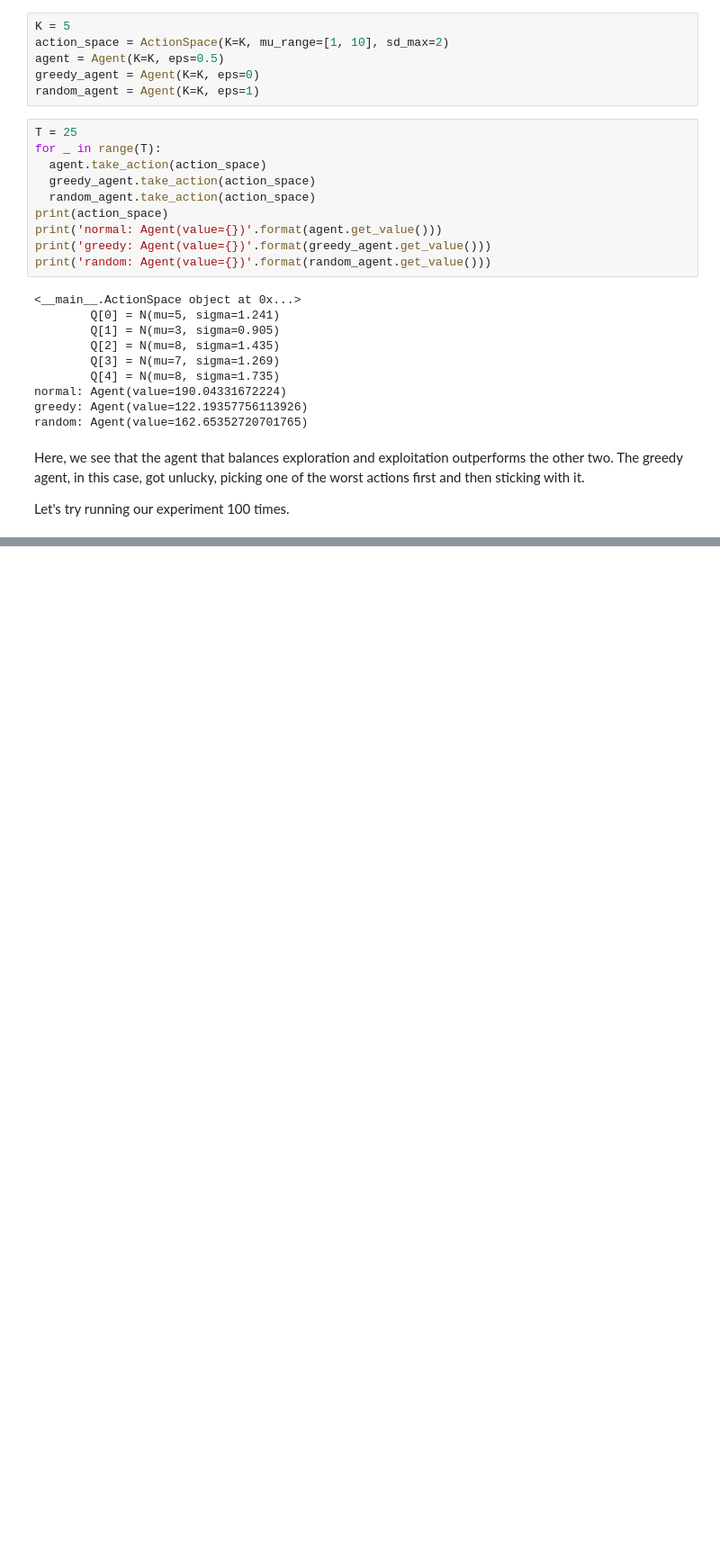
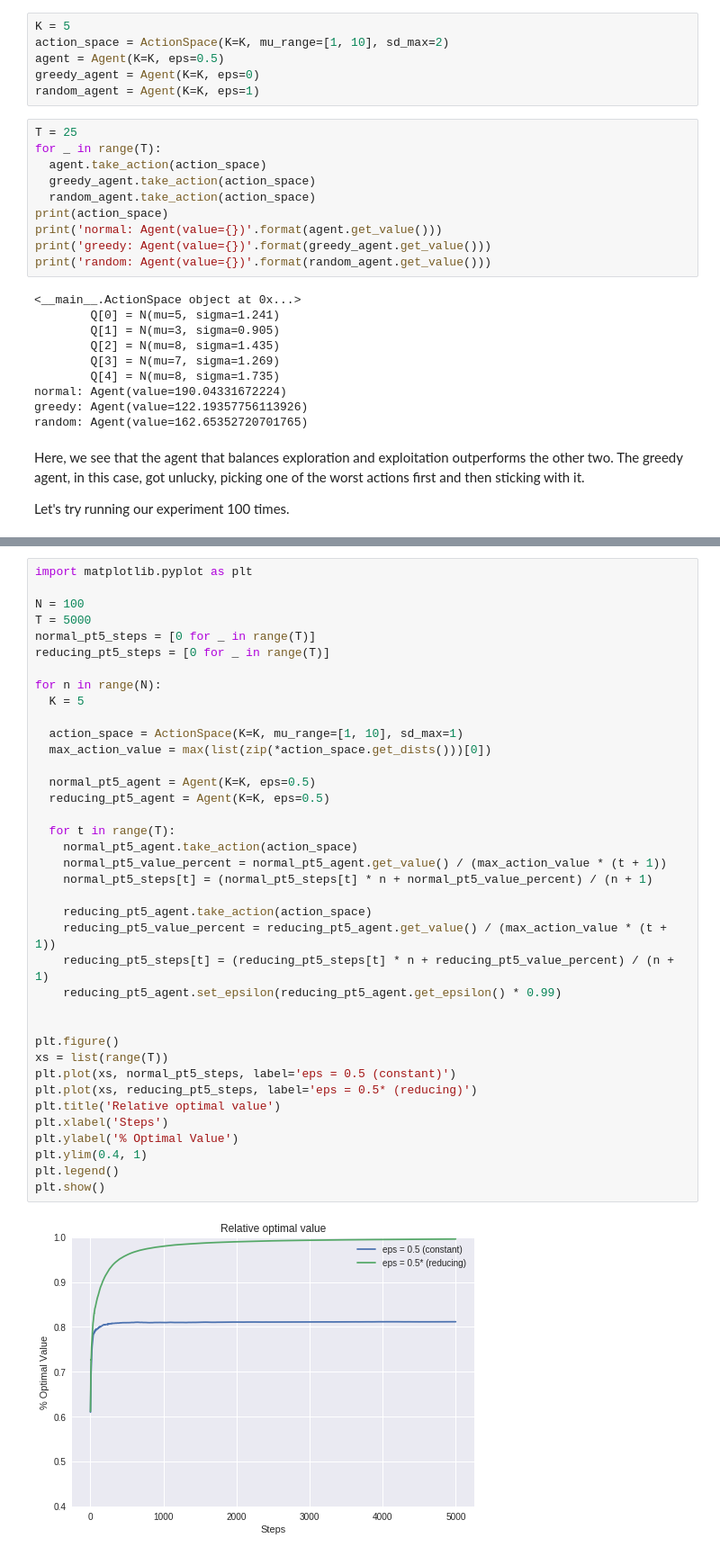
Before and after one commit to davidbzhao/karmedbandit, a Jupyter notebook: k_armed_bandit.ipynb, the cells around one changed output, grey strips where cells are left out. Shown at 90% size. Drawn from its saved outputs; the diff is of its cells as text; blank space fills up the shorter version.

```diff
--- a/k_armed_bandit.ipynb
+++ b/k_armed_bandit.ipynb
@@ -217,0 +303,40 @@ We see that 68 out of the 100 times, the agent that balanced exploration and exp
+# %%
+import matplotlib.pyplot as plt
+
+N = 100
+T = 5000
+normal_pt5_steps = [0 for _ in range(T)]
+reducing_pt5_steps = [0 for _ in range(T)]
+
+for n in range(N):
+  K = 5
+
+  action_space = ActionSpace(K=K, mu_range=[1, 10], sd_max=1)
+  max_action_value = max(list(zip(*action_space.get_dists()))[0])
+
+  normal_pt5_agent = Agent(K=K, eps=0.5)
+  reducing_pt5_agent = Agent(K=K, eps=0.5)
+
+  for t in range(T):
+    normal_pt5_agent.take_action(action_space)
+    normal_pt5_value_percent = normal_pt5_agent.get_value() / (max_action_value * (t + 1))
+    normal_pt5_steps[t] = (normal_pt5_steps[t] * n + normal_pt5_value_percent) / (n + 1)
+
+    reducing_pt5_agent.take_action(action_space)
+    reducing_pt5_value_percent = reducing_pt5_agent.get_value() / (max_action_value * (t + 1))
+    reducing_pt5_steps[t] = (reducing_pt5_steps[t] * n + reducing_pt5_value_percent) / (n + 1)
+    reducing_pt5_agent.set_epsilon(reducing_pt5_agent.get_epsilon() * 0.99)
+
+
+plt.figure()
+xs = list(range(T))
+plt.plot(xs, normal_pt5_steps, label='eps = 0.5 (constant)')
+plt.plot(xs, reducing_pt5_steps, label='eps = 0.5* (reducing)')
+plt.title('Relative optimal value')
+plt.xlabel('Steps')
+plt.ylabel('% Optimal Value')
+plt.ylim(0.4, 1)
+plt.legend()
+plt.show()
+# %% [output]
+[figure, added]
```
Also changed, not shown: parts of 7 cells of this notebook.
